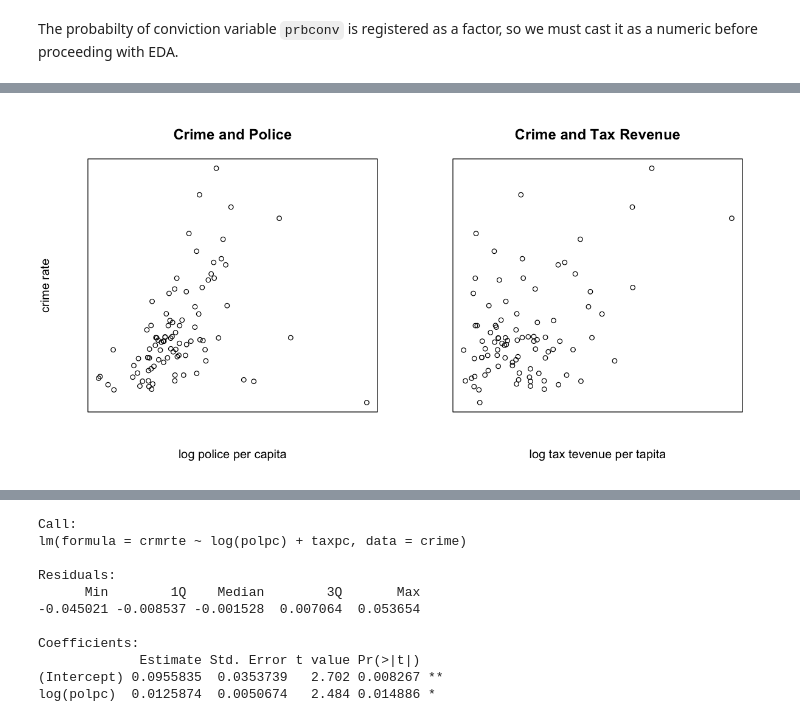
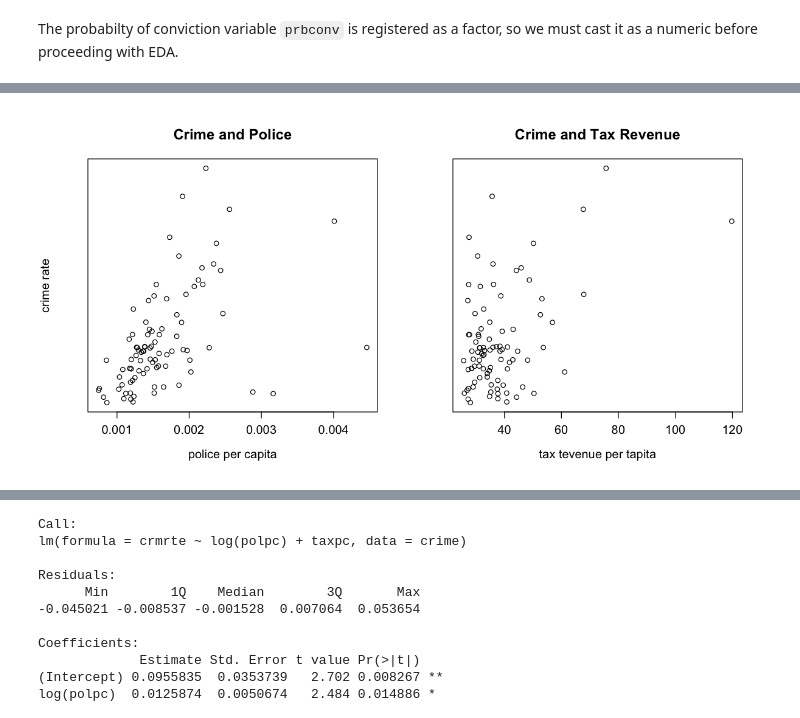
Before and after one commit to JBPelzner/w203-Lab-3, a Jupyter notebook: lab_3_report.ipynb, the cells around one changed output, grey strips where cells are left out. Drawn from its saved outputs; the diff is of its cells as text; code cells hidden in the pictures.

```diff
--- a/lab_3_report.ipynb
+++ b/lab_3_report.ipynb
@@ -91,2 +87,4 @@ crime$prbconv <- as.numeric(crime$prbconv)
+# %%
+crime <- crime[!names(crime) %in% c('year', 'county')]
 # %% [markdown]
 The probabilty of conviction variable `prbconv` is registered as a factor, so we must cast it as a numeric before proceeding with EDA.
@@ -234,0 +126,3 @@ cor(y, log(crime$taxpc))
+# %%
+df.1 <- crime[crime$polpc < 0.008, ]
+round(cor(df.1[, c('crmrte', 'polpc', 'taxpc')]), 2)
@@ -235,11 +135,8 @@ cor(y, log(crime$taxpc))
 # %%
-par(mfrow=c(1,2))
 options(repr.plot.height = 5, repr.plot.width = 10, repr.plot.pointsize = 10)
 par(mfrow=c(1,2))
-y <- crime$crmrte
-plot(log(crime$polpc), y, xlab = 'log police per capita',
-     ylab = 'crime rate', main = 'Crime and Police', xaxt='n', yaxt='n')
-plot(log(crime$taxpc), y, xlab = 'log tax tevenue per tapita',
-     ylab = '', main ='Crime and Tax Revenue', xaxt='n', yaxt='n')
+y = df.1$crmrteh
+plot(df.1$polpc, y, xlab = 'police per capita', ylab = 'crime rate', main = 'Crime and Police',  yaxt='n')
+plot(df.1$taxpc, y, xlab = 'tax tevenue per tapita', ylab = '', main ='Crime and Tax Revenue', yaxt='n')
 # %% [output]
-[figure, old version]
+[figure, new version]
```
Also changed, not shown: parts of 50 cells of this notebook, 1 other file.
